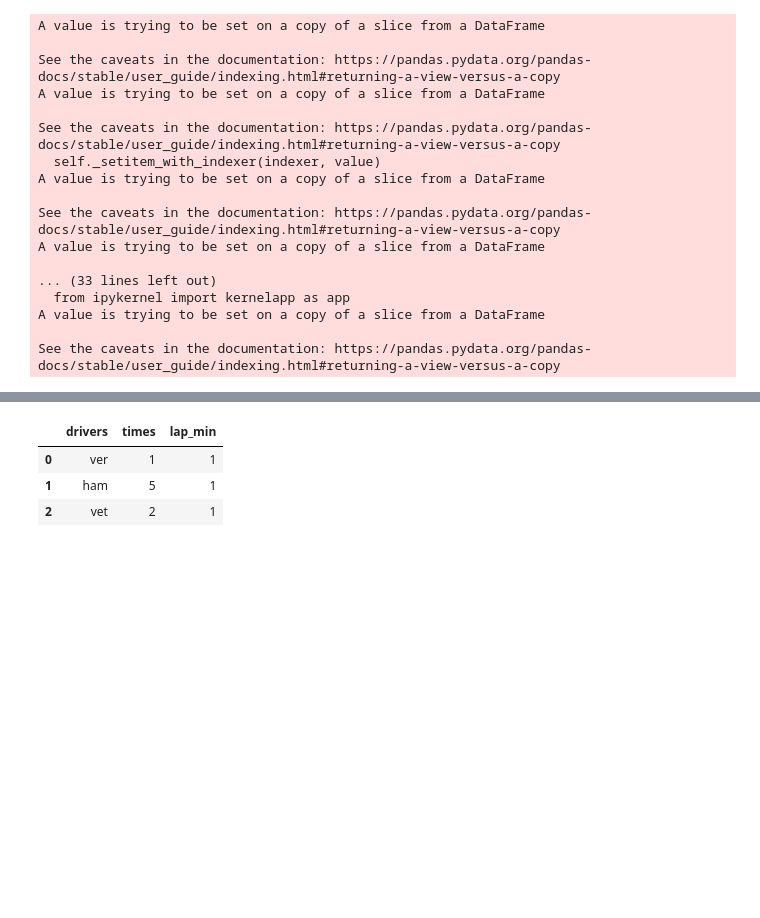
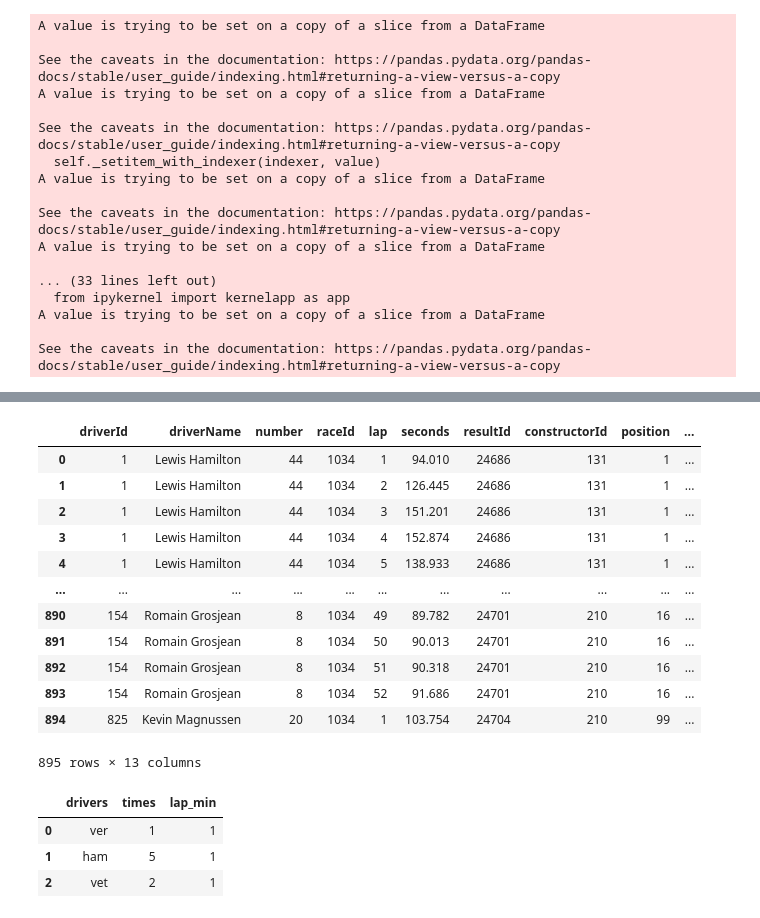
Before and after one commit to abcdefg781/f1.github.io, a Jupyter notebook: Initial Cleaning and Plotting.ipynb, the cells around one changed output, grey strips where cells are left out. Cells and saved outputs as stored; diff of their text form; code cells hidden in the pictures; blank space fills up the shorter version.

```diff
--- a/Initial Cleaning and Plotting.ipynb
+++ b/Initial Cleaning and Plotting.ipynb
@@ -413,3 +402,33 @@ fig.show()
+# %%
+constructor_colors_df = pd.read_csv("./f1db_csv/constructors_colors.csv")
+races_temp = races_df[races_df.year == 2020]
+race_id = int(races_temp.raceId[races_temp.name == "British Grand Prix"])
+lap_times_1 = clean_lt_df[clean_lt_df.raceId == race_id]
+results_1 = results_df[results_df.raceId == race_id]
+df_1 = pd.merge(drivers_df[["driverId", "driverName", "number"]], lap_times_1, on = "driverId")
+df_2 = pd.merge(df_1, results_1[["resultId", "driverId", "constructorId", "position"]], on = "driverId")
+df_3 = pd.merge(df_2, constructors_df[["constructorId", "constructorRef"]], on = "constructorId")
+df_3["constructorRef"] = df_3["constructorRef"].str.title()
+df_4 = pd.merge(df_3, races_df[["raceId", "year", "name"]], on = "raceId")
+df_4 = df_4.sort_values(by = ["position", "lap"])
+colored_df = pd.merge(df_4, constructor_colors_df[["constructorId", "color"]], on = "constructorId")
+color_palette = pd.Series(colored_df.color.values, index = colored_df.driverName).to_dict()
+
+colored_df
+# %% [output]
+|  | driverId | driverName | number | raceId | lap | seconds | resultId | constructorId | position | ... |
+| 0 | 1 | Lewis Hamilton | 44 | 1034 | 1 | 94.010 | 24686 | 131 | 1 | ... |
+| 1 | 1 | Lewis Hamilton | 44 | 1034 | 2 | 126.445 | 24686 | 131 | 1 | ... |
+| 2 | 1 | Lewis Hamilton | 44 | 1034 | 3 | 151.201 | 24686 | 131 | 1 | ... |
+| 3 | 1 | Lewis Hamilton | 44 | 1034 | 4 | 152.874 | 24686 | 131 | 1 | ... |
+| 4 | 1 | Lewis Hamilton | 44 | 1034 | 5 | 138.933 | 24686 | 131 | 1 | ... |
+| ... | ... | ... | ... | ... | ... | ... | ... | ... | ... | ... |
+| 890 | 154 | Romain Grosjean | 8 | 1034 | 49 | 89.782 | 24701 | 210 | 16 | ... |
+| 891 | 154 | Romain Grosjean | 8 | 1034 | 50 | 90.013 | 24701 | 210 | 16 | ... |
+| 892 | 154 | Romain Grosjean | 8 | 1034 | 51 | 90.318 | 24701 | 210 | 16 | ... |
+| 893 | 154 | Romain Grosjean | 8 | 1034 | 52 | 91.686 | 24701 | 210 | 16 | ... |
+| 894 | 825 | Kevin Magnussen | 20 | 1034 | 1 | 103.754 | 24704 | 210 | 99 | ... |
+895 rows × 13 columns
 # %%
 drivers = ["ver", "ham", "vet"]
 times = [1, 5, 2]
```
Also changed, not shown: parts of 1 cell of this notebook, 1 other file.
